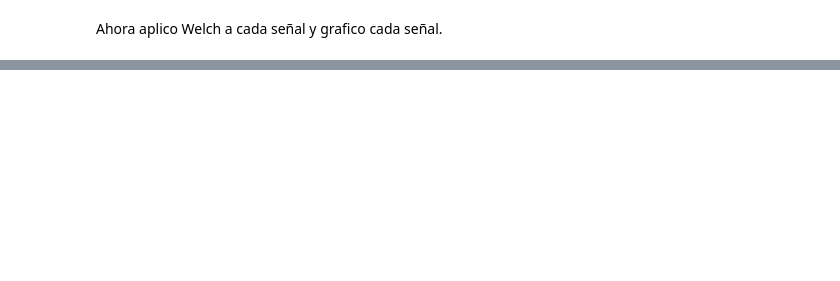
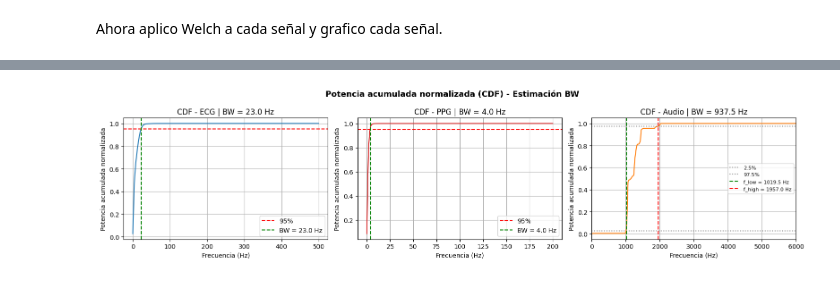
Before and after one commit to AlejoDAlesio/TS, a Jupyter notebook: TS5.ipynb, the cells around one changed output, grey strips where cells are left out. Saved outputs shown, nothing was run; the diff lists cells and outputs as text; code cells hidden in the pictures; blank space fills up the shorter version.

Commit message:
Edite TS5
Calculé ancho de banda de cada señal

```diff
--- a/TS5.ipynb
+++ b/TS5.ipynb
@@ -245,0 +186,82 @@ Ahora vamos a realizar una estimación del ancho de banda de cada señal.
+# %%
+
+# ECG y PPG - pasabajas: acumula desde 0 hasta 95%
+def calcular_bw_pasabajas(f, P, umbral=0.95):
+    potencia_acumulada = np.cumsum(P) * (f[1] - f[0])
+    potencia_total = potencia_acumulada[-1]
+    cdf = potencia_acumulada / potencia_total
+    idx = np.searchsorted(cdf, umbral)
+    f_bw = f[idx]
+    return f_bw, cdf
+
+# Audio - pasabanda: 2.5% en cada extremo
+def calcular_bw_pasabanda(f, P, umbral=0.95):
+    potencia_acumulada = np.cumsum(P) * (f[1] - f[0])
+    potencia_total = potencia_acumulada[-1]
+    cdf = potencia_acumulada / potencia_total
+    margen = (1 - umbral) / 2  # 0.025
+    idx_low  = np.searchsorted(cdf, margen)
+    idx_high = np.searchsorted(cdf, 1 - margen)
+    f_low  = f[idx_low]
+    f_high = f[idx_high]
+    bw     = f_high - f_low
+    return f_low, f_high, bw, cdf
+
+# Calcular
+bw_ecg, cdf_ecg                        = calcular_bw_pasabajas(f_ECG,   P_ECG)
+bw_ppg, cdf_ppg                        = calcular_bw_pasabajas(f_PPG,   P_PPG)
+f_low_audio, f_high_audio, bw_audio, cdf_audio = calcular_bw_pasabanda(f_audio, P_audio)
+
+# =====================================================================
+# --- TABLA ---
+# =====================================================================
+print("\n" + "="*65)
+print(f"{'Señal':<10} {'f_low (Hz)':>12} {'f_high (Hz)':>12} {'BW (Hz)':>12}")
+print("="*65)
+print(f"{'ECG':<10} {'0.00':>12} {bw_ecg:>12.2f} {bw_ecg:>12.2f}")
+print(f"{'PPG':<10} {'0.00':>12} {bw_ppg:>12.2f} {bw_ppg:>12.2f}")
+print(f"{'Audio':<10} {f_low_audio:>12.2f} {f_high_audio:>12.2f} {bw_audio:>12.2f}")
+print("="*65)
+
+# =====================================================================
+# --- GRAFICOS CDF ---
+# =====================================================================
+fig4, axes4 = plt.subplots(1, 3, figsize=(16, 4))
+
+# ECG
+axes4[0].plot(f_ECG, cdf_ecg, color='tab:blue')
+axes4[0].axhline(0.95, color='red', linestyle='--', label='95%')
+axes4[0].axvline(bw_ecg, color='green', linestyle='--', label=f'BW = {bw_ecg:.1f} Hz')
+axes4[0].set_title(f'CDF - ECG | BW = {bw_ecg:.1f} Hz')
+axes4[0].set_xlabel('Frecuencia (Hz)')
+axes4[0].set_ylabel('Potencia acumulada normalizada')
+axes4[0].legend()
+axes4[0].grid(True)
+
+# PPG
+axes4[1].plot(f_PPG, cdf_ppg, color='tab:red')
+axes4[1].axhline(0.95, color='red', linestyle='--', label='95%')
+axes4[1].axvline(bw_ppg, color='green', linestyle='--', label=f'BW = {bw_ppg:.1f} Hz')
+axes4[1].set_title(f'CDF - PPG | BW = {bw_ppg:.1f} Hz')
+axes4[1].set_xlabel('Frecuencia (Hz)')
+axes4[1].set_ylabel('Potencia acumulada normalizada')
+axes4[1].legend()
+axes4[1].grid(True)
+
+# Audio - pasabanda con dos líneas
+axes4[2].plot(f_audio, cdf_audio, color='tab:orange')
+axes4[2].axhline(0.025, color='gray',  linestyle=':',  label='2.5%')
+axes4[2].axhline(0.975, color='gray',  linestyle=':',  label='97.5%')
+axes4[2].axvline(f_low_audio,  color='green', linestyle='--', label=f'f_low = {f_low_audio:.1f} Hz')
+axes4[2].axvline(f_high_audio, color='red',   linestyle='--', label=f'f_high = {f_high_audio:.1f} Hz')
+axes4[2].set_title(f'CDF - Audio | BW = {bw_audio:.1f} Hz')
+axes4[2].set_xlabel('Frecuencia (Hz)')
+axes4[2].set_ylabel('Potencia acumulada normalizada')
+axes4[2].set_xlim(0, 6000)
+axes4[2].legend(fontsize=8)
+axes4[2].grid(True)
+
+fig4.suptitle('Potencia acumulada normalizada (CDF) - Estimación BW', fontsize=13, fontweight='bold')
+plt.tight_layout()
+plt.show()
+# %% [output]
@@ -245,0 +275 @@ Ahora vamos a realizar una estimación del ancho de banda de cada señal.
+[figure, added]
```
Also changed, not shown: parts of 6 cells of this notebook.
